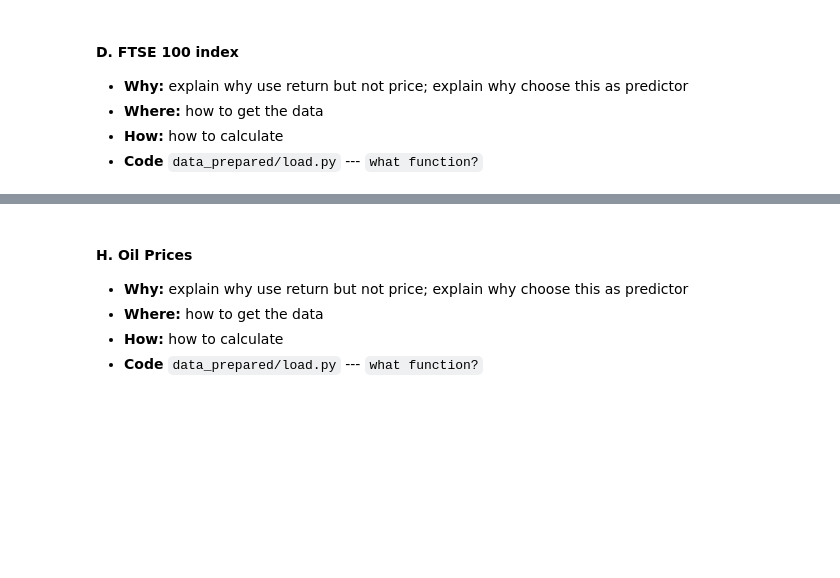
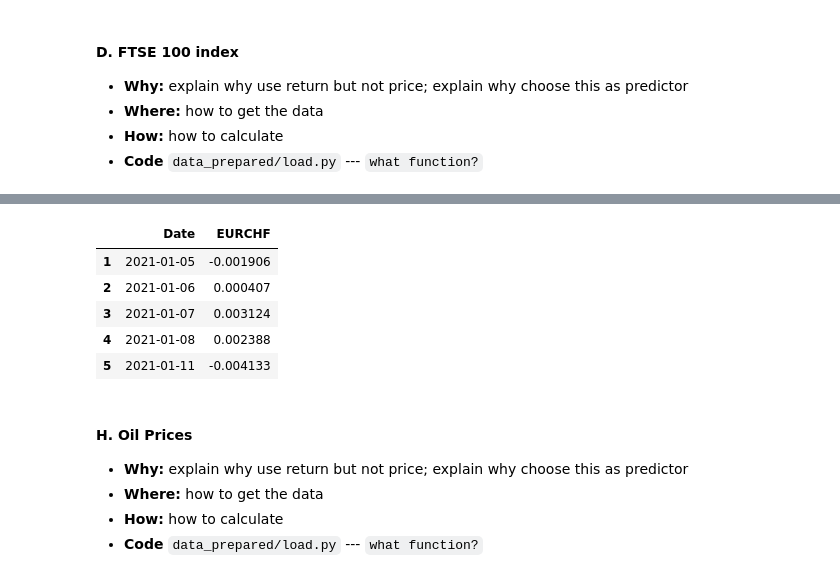
Before and after one commit to CynthiaShiyue/IDS789-Financial-Model-Project, a Jupyter notebook: final_report.ipynb, the cells around one changed output, grey strips where cells are left out. Cells and saved outputs as stored; diff of their text form; code cells hidden in the pictures; blank space fills up the shorter version.

```diff
--- a/final_report.ipynb
+++ b/final_report.ipynb
@@ -83,3 +96,15 @@ UBS_trading_volume_df.head(5)
+# %%
+from data_prepared.load import load_eur_chf
+
+UBS_trading_volume_df = load_eur_chf(file_path="data/EURCHF=X.csv")
+UBS_trading_volume_df.head(5)
+# %% [output]
+|  | Date | EURCHF |
+| 1 | 2021-01-05 | -0.001906 |
+| 2 | 2021-01-06 | 0.000407 |
+| 3 | 2021-01-07 | 0.003124 |
+| 4 | 2021-01-08 | 0.002388 |
+| 5 | 2021-01-11 | -0.004133 |
 # %% [markdown]
 #### H. Oil Prices
 * **Why:**  explain why use return but not price; explain why choose this as predictor
```
Also changed, not shown: parts of 11 cells of this notebook, 3 other files.
